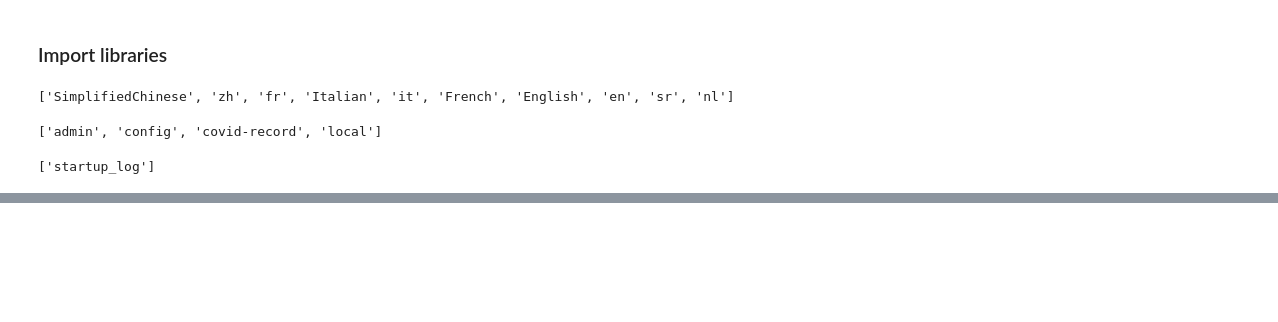
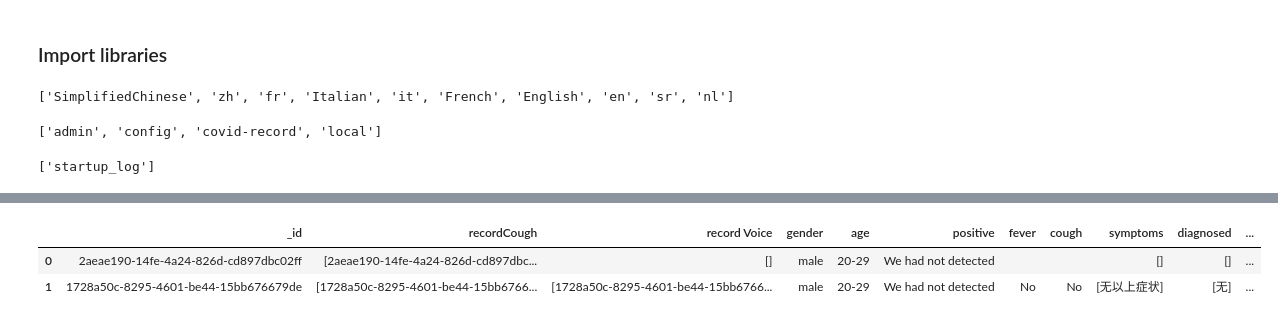
Before and after one commit to Dharani-A/Covid, a Jupyter notebook: open_db.ipynb, the cells around one changed output, grey strips where cells are left out. Saved outputs shown, nothing was run; the diff lists cells and outputs as text; code cells hidden in the pictures; blank space fills up the shorter version.

```diff
--- a/open_db.ipynb
+++ b/open_db.ipynb
@@ -199,0 +237,35 @@ df_SimplifiedChinese
+# %%
+#create a translator object
+translator = Translator()
+
+#Making copy of original dataset
+df_chineseData = df_SimplifiedChinese.copy()
+#print(df_chineseData['positive'])
+
+#columns rename (not necassary)
+df_chineseData.rename(columns=lambda x: translator.translate(x).text, inplace=True)
+
+#translated column names
+df_chineseData.columns
+
+sample_column = ['gender','positive','fever', 'cough','smoke']
+
+translations = {}
+for column in sample_column:
+    # unique elements of the column
+    unique_elements = df_chineseData[column].unique()
+    #print(unique_elements)
+    for element in unique_elements:
+        # add translation to the dictionary
+        translations[element] = translator.translate(element).text
+
+#print(translations)
+#Replacing the values in the datframe with the translated data
+df_chineseData.replace(translations, inplace = True)
+# %%
+#Checking the dataframe struture after translation
+df_chineseData.head()
+# %% [output]
+|  | _id | recordCough | record Voice | gender | age | positive | fever | cough | symptoms | diagnosed | ... |
+| 0 | 2aeae190-14fe-4a24-826d-cd897dbc02ff | [2aeae190-14fe-4a24-826d-cd897dbc... | [] | male | 20-29 | We had not detected |  |  | [] | [] | ... |
+| 1 | 1728a50c-8295-4601-be44-15bb676679de | [1728a50c-8295-4601-be44-15bb6766... | [1728a50c-8295-4601-be44-15bb6766... | male | 20-29 | We had not detected | No | No | [无以上症状] | [无] | ... |
```
Also changed, not shown: parts of 13 cells of this notebook.
